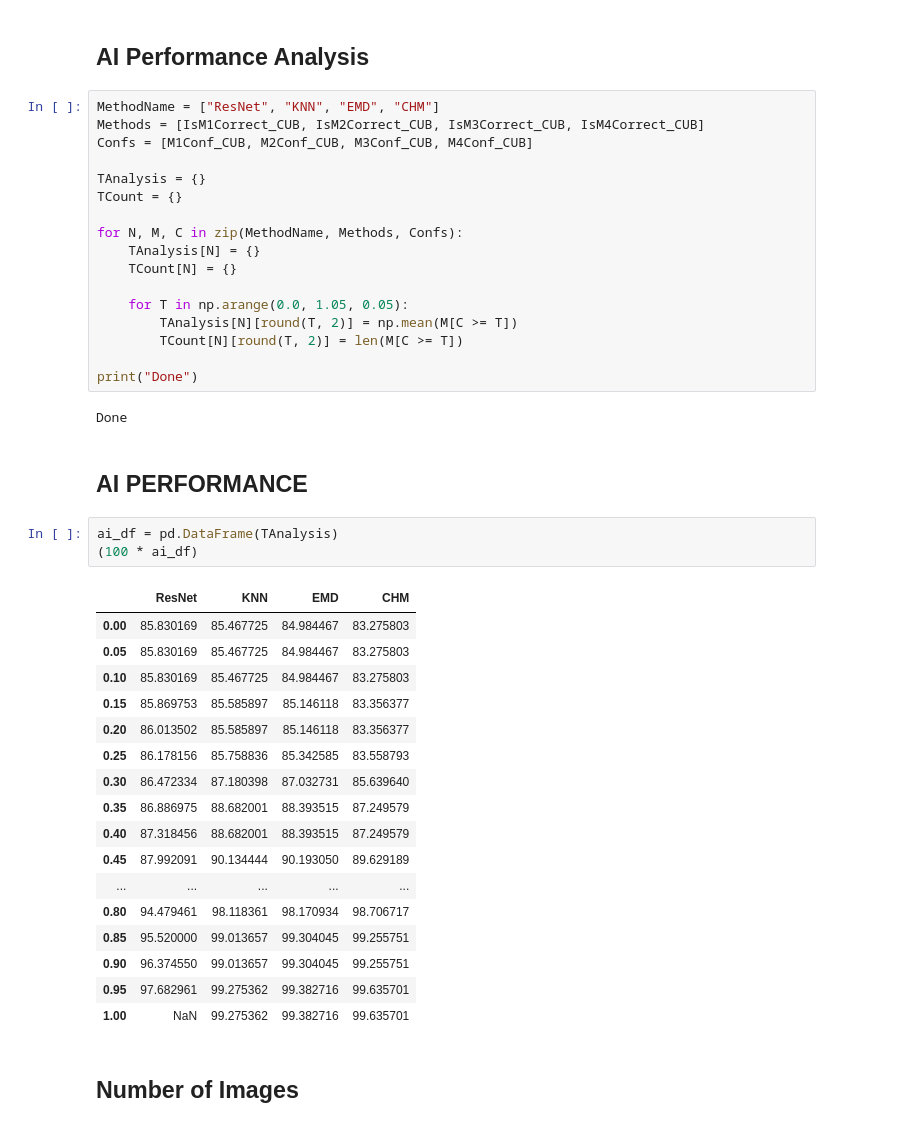
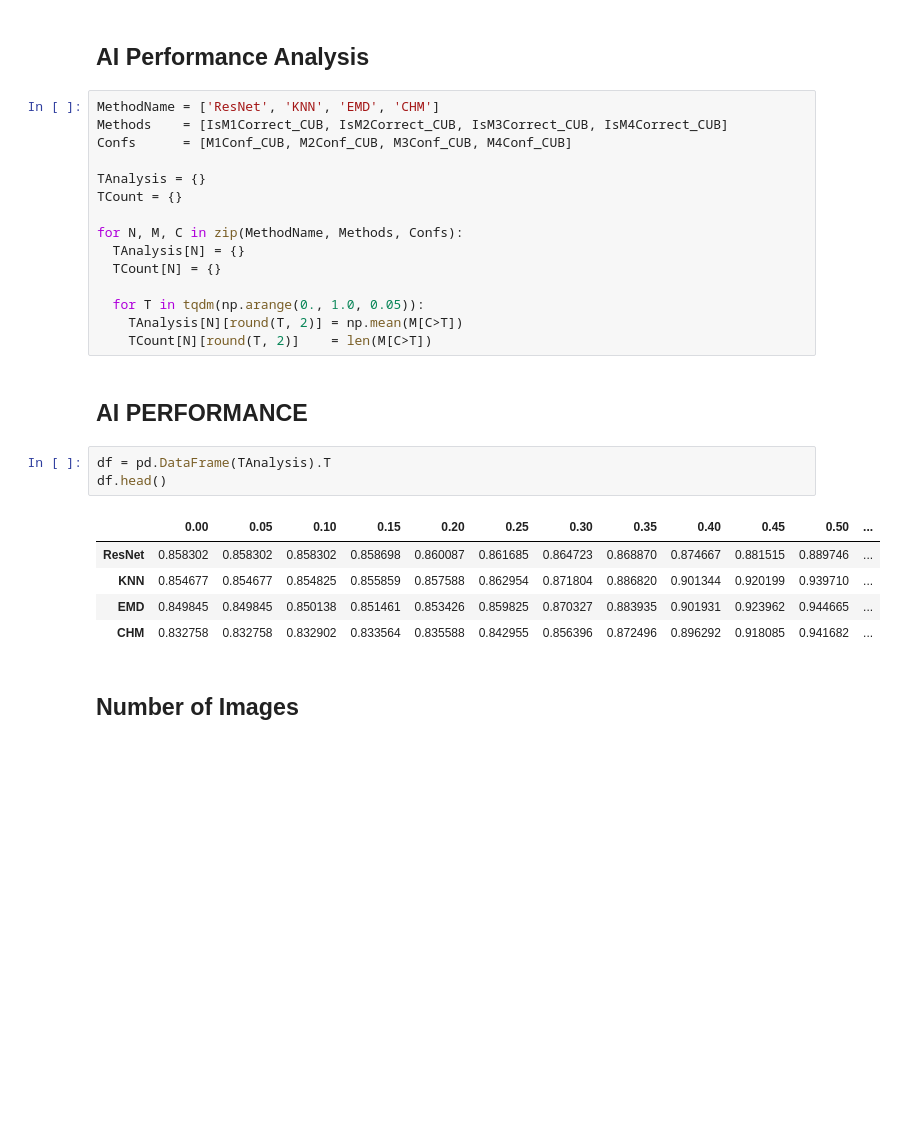
Before and after one commit to anguyen8/visual-correspondence-XAI, a Jupyter notebook: Human-Study/src/Table-C-CUB.ipynb, the cells around one changed output. Drawn from its saved outputs; the diff is of its cells as text; blank space fills up the shorter version.

Commit message:
Revert Table-C

```diff
--- a/Human-Study/src/Table-C-CUB.ipynb
+++ b/Human-Study/src/Table-C-CUB.ipynb
@@ -65,47 +56,31 @@ M4Conf_CUB = np.asarray(classification_summary_cub["chm_conf"])
 # %% [markdown]
 ## AI Performance Analysis
 # %%
-MethodName = ["ResNet", "KNN", "EMD", "CHM"]
-Methods = [IsM1Correct_CUB, IsM2Correct_CUB, IsM3Correct_CUB, IsM4Correct_CUB]
-Confs = [M1Conf_CUB, M2Conf_CUB, M3Conf_CUB, M4Conf_CUB]
+MethodName = ['ResNet', 'KNN', 'EMD', 'CHM']
+Methods    = [IsM1Correct_CUB, IsM2Correct_CUB, IsM3Correct_CUB, IsM4Correct_CUB]
+Confs      = [M1Conf_CUB, M2Conf_CUB, M3Conf_CUB, M4Conf_CUB]
 
 TAnalysis = {}
 TCount = {}
 
 for N, M, C in zip(MethodName, Methods, Confs):
-    TAnalysis[N] = {}
-    TCount[N] = {}
+  TAnalysis[N] = {}
+  TCount[N] = {}
 
-    for T in np.arange(0.0, 1.05, 0.05):
-        TAnalysis[N][round(T, 2)] = np.mean(M[C >= T])
-        TCount[N][round(T, 2)] = len(M[C >= T])
-
-print("Done")
+  for T in tqdm(np.arange(0., 1.0, 0.05)):
+    TAnalysis[N][round(T, 2)] = np.mean(M[C>T])
+    TCount[N][round(T, 2)]    = len(M[C>T])
-# %% [output]
-Done
 # %% [markdown]
 ## AI PERFORMANCE
 # %%
-ai_df = pd.DataFrame(TAnalysis)
-(100 * ai_df)
+df = pd.DataFrame(TAnalysis).T
+df.head()
 # %% [output]
-|  | ResNet | KNN | EMD | CHM |
-| 0.00 | 85.830169 | 85.467725 | 84.984467 | 83.275803 |
-| 0.05 | 85.830169 | 85.467725 | 84.984467 | 83.275803 |
-| 0.10 | 85.830169 | 85.467725 | 84.984467 | 83.275803 |
-| 0.15 | 85.869753 | 85.585897 | 85.146118 | 83.356377 |
-| 0.20 | 86.013502 | 85.585897 | 85.146118 | 83.356377 |
-| 0.25 | 86.178156 | 85.758836 | 85.342585 | 83.558793 |
-| 0.30 | 86.472334 | 87.180398 | 87.032731 | 85.639640 |
-| 0.35 | 86.886975 | 88.682001 | 88.393515 | 87.249579 |
-| 0.40 | 87.318456 | 88.682001 | 88.393515 | 87.249579 |
-| 0.45 | 87.992091 | 90.134444 | 90.193050 | 89.629189 |
-| ... | ... | ... | ... | ... |
-| 0.80 | 94.479461 | 98.118361 | 98.170934 | 98.706717 |
-| 0.85 | 95.520000 | 99.013657 | 99.304045 | 99.255751 |
-| 0.90 | 96.374550 | 99.013657 | 99.304045 | 99.255751 |
-| 0.95 | 97.682961 | 99.275362 | 99.382716 | 99.635701 |
-| 1.00 | NaN | 99.275362 | 99.382716 | 99.635701 |
+|  | 0.00 | 0.05 | 0.10 | 0.15 | 0.20 | 0.25 | 0.30 | 0.35 | 0.40 | 0.45 | 0.50 | ... |
+| ResNet | 0.858302 | 0.858302 | 0.858302 | 0.858698 | 0.860087 | 0.861685 | 0.864723 | 0.868870 | 0.874667 | 0.881515 | 0.889746 | ... |
+| KNN | 0.854677 | 0.854677 | 0.854825 | 0.855859 | 0.857588 | 0.862954 | 0.871804 | 0.886820 | 0.901344 | 0.920199 | 0.939710 | ... |
+| EMD | 0.849845 | 0.849845 | 0.850138 | 0.851461 | 0.853426 | 0.859825 | 0.870327 | 0.883935 | 0.901931 | 0.923962 | 0.944665 | ... |
+| CHM | 0.832758 | 0.832758 | 0.832902 | 0.833564 | 0.835588 | 0.842955 | 0.856396 | 0.872496 | 0.896292 | 0.918085 | 0.941682 | ... |
 # %% [markdown]
 ## Number of Images
 # %%
```
Also changed, not shown: parts of 57 cells of this notebook, 1 other file.
